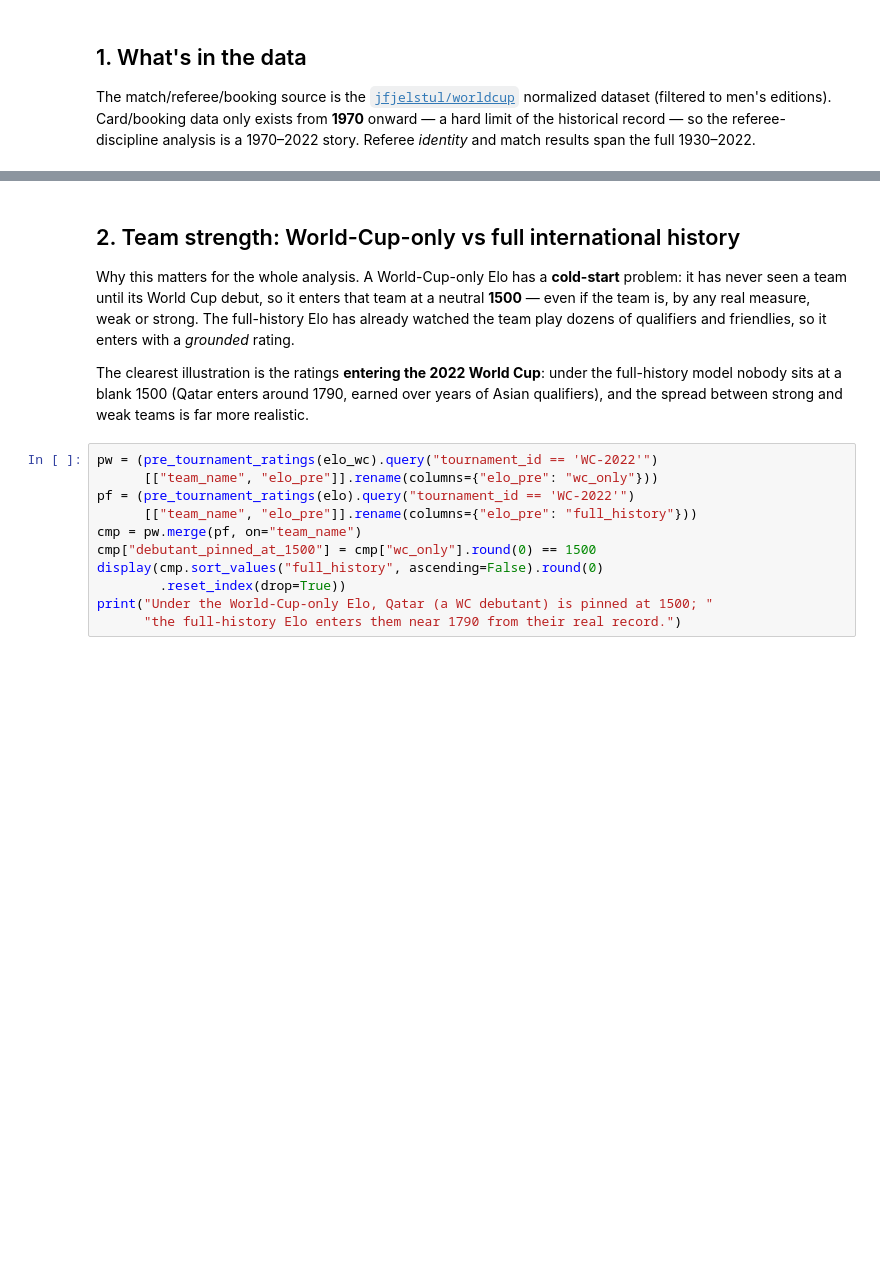
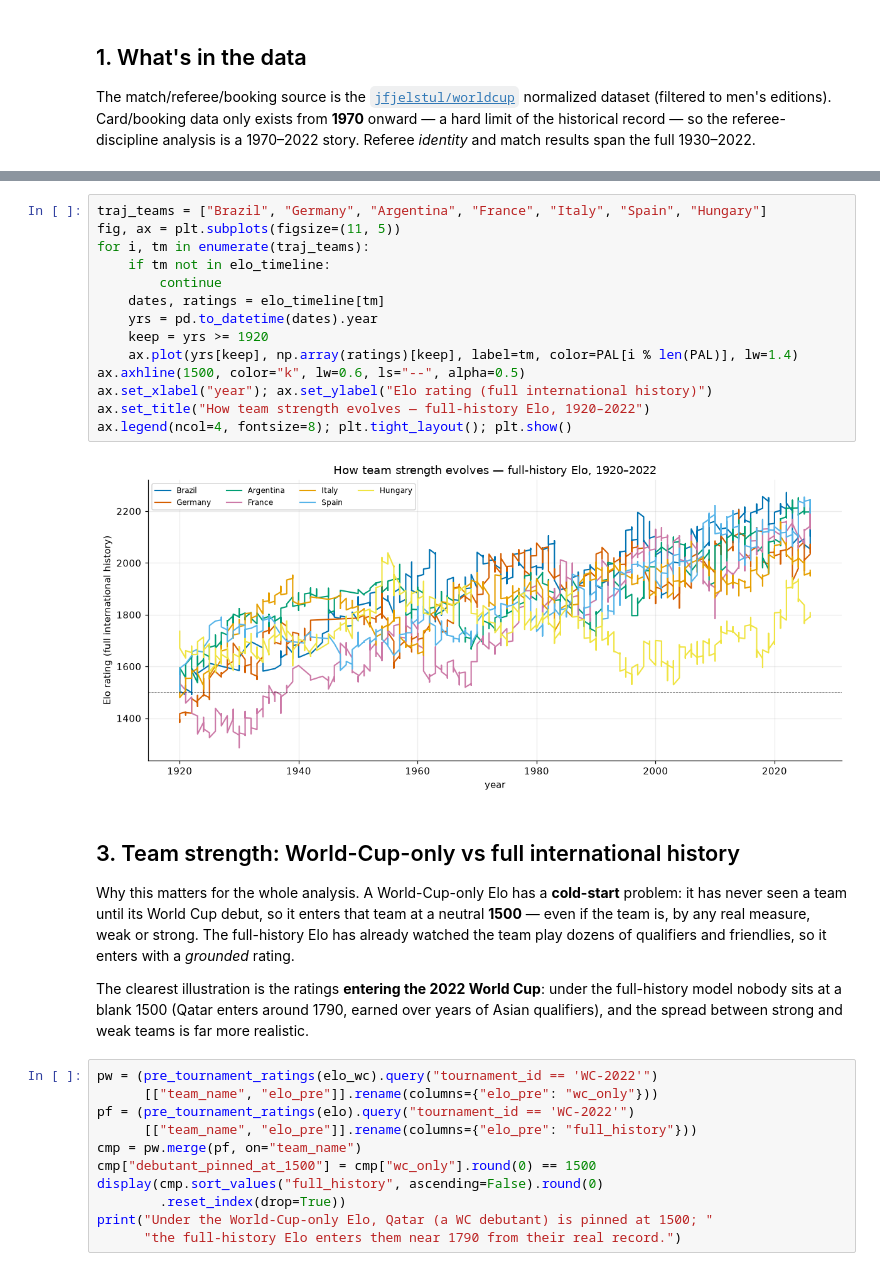
Before and after one commit to jorge-sader/worldcup-anomalies, a Jupyter notebook: notebooks/world_cup_irregularities.ipynb, the cells around one changed output, grey strips where cells are left out. Cells and saved outputs as stored; diff of their text form; blank space fills up the shorter version.

```diff
--- a/notebooks/world_cup_irregularities.ipynb
+++ b/notebooks/world_cup_irregularities.ipynb
@@ -78,5 +236,21 @@ Card data: 1970–2022  |  400 referees
+# %%
+traj_teams = ["Brazil", "Germany", "Argentina", "France", "Italy", "Spain", "Hungary"]
+fig, ax = plt.subplots(figsize=(11, 5))
+for i, tm in enumerate(traj_teams):
+    if tm not in elo_timeline:
+        continue
+    dates, ratings = elo_timeline[tm]
+    yrs = pd.to_datetime(dates).year
+    keep = yrs >= 1920
+    ax.plot(yrs[keep], np.array(ratings)[keep], label=tm, color=PAL[i % len(PAL)], lw=1.4)
+ax.axhline(1500, color="k", lw=0.6, ls="--", alpha=0.5)
+ax.set_xlabel("year"); ax.set_ylabel("Elo rating (full international history)")
+ax.set_title("How team strength evolves — full-history Elo, 1920–2022")
+ax.legend(ncol=4, fontsize=8); plt.tight_layout(); plt.show()
+# %% [output]
+[figure, added]
 # %% [markdown]
-## 2. Team strength: World-Cup-only vs full international history
+## 3. Team strength: World-Cup-only vs full international history
 
 Why this matters for the whole analysis. A World-Cup-only Elo has a **cold-start** problem: it has
 never seen a team until its World Cup debut, so it enters that team at a neutral **1500** — even
```
Also changed, not shown: parts of 20 cells of this notebook, 4 other files.
